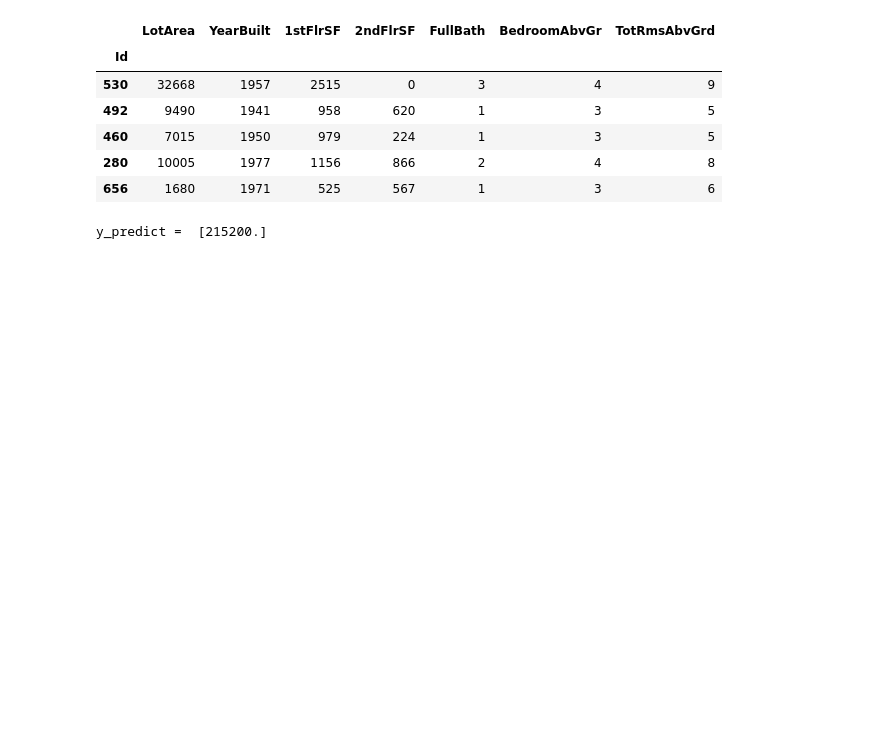
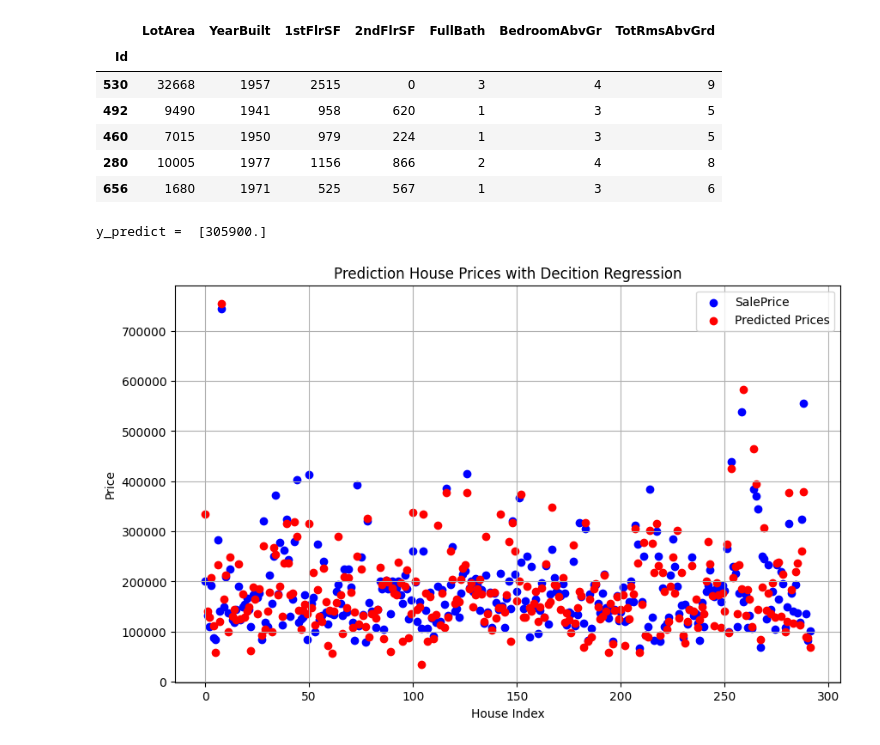
Before and after one commit to thinhtaungam/Github_tutorial, a Jupyter notebook: House_price.ipynb, the cells around one changed output. Saved outputs shown, nothing was run; the diff lists cells and outputs as text; code cells hidden in the pictures; blank space fills up the shorter version.

```diff
--- a/House_price.ipynb
+++ b/House_price.ipynb
@@ -117,8 +130,22 @@ X_test.head()
 | 460 | 7015 | 1950 | 979 | 224 | 1 | 3 | 5 |
 | 280 | 10005 | 1977 | 1156 | 866 | 2 | 4 | 8 |
 | 656 | 1680 | 1971 | 525 | 567 | 1 | 3 | 6 |
-# %%
-new_input = my_tree.predict([[9000,2023,1000,800,3,5,8]])
-print("y_predict = ", new_input)
-# %% [output]
-y_predict =  [215200.]
+# %%
+new_house = my_tree.predict([[8450,2003,2531,8,2,4,8]])
+print("y_predict = ", new_house)
+# %% [output]
+y_predict =  [305900.]
+# %%
+import matplotlib.pyplot as plt
+
+plt.figure(figsize=(10, 6))
+plt.scatter(range(len(y_test)), y_test, color='blue', label='SalePrice')
+plt.scatter(range(len(y_test)), y_predict, color='red', label='Predicted Prices')
+plt.xlabel('House Index')
+plt.ylabel('Price')
+plt.title('Prediction House Prices with Decition Regression')
+plt.legend()
+plt.grid(True)
+plt.show()
+# %% [output]
+[figure, added]
```
Also changed, not shown: parts of 9 cells of this notebook.
